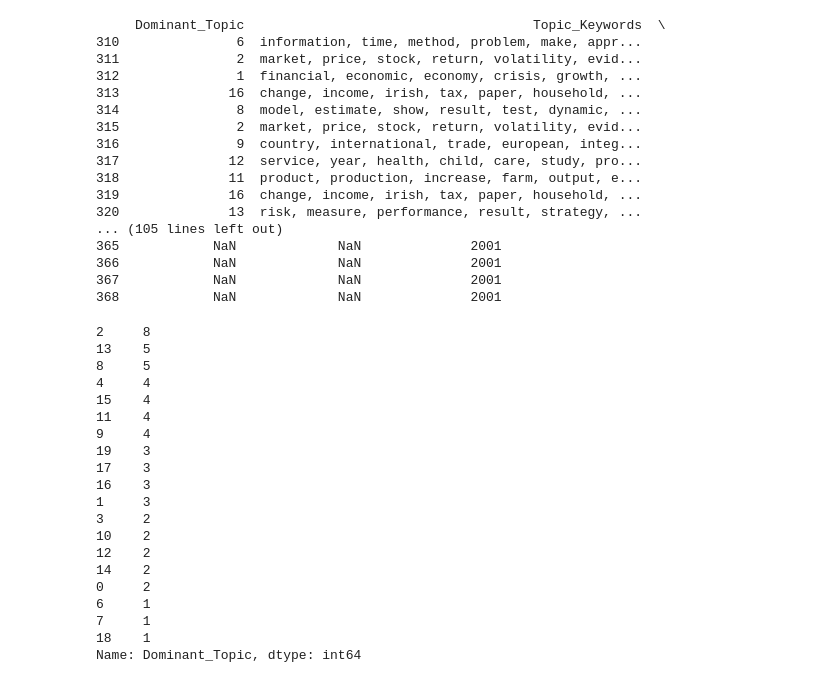
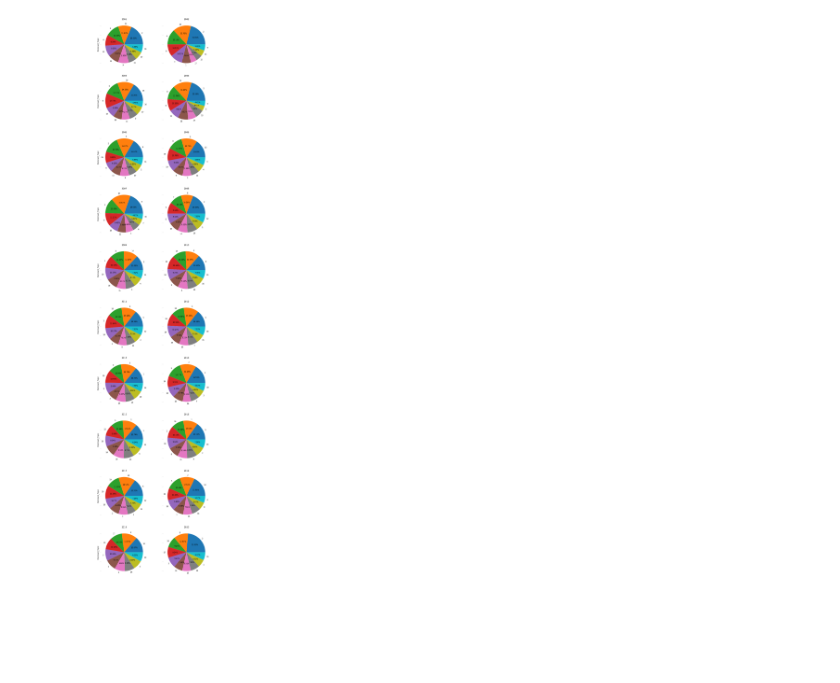
Before and after one commit to sinuoc/misc-research, a Jupyter notebook: data_export.ipynb, the cells around one changed output. Saved outputs shown, nothing was run; the diff lists cells and outputs as text; code cells hidden in the pictures; blank space fills up the shorter version.

```diff
--- a/data_export.ipynb
+++ b/data_export.ipynb
@@ -4,49 +4,3 @@ import pandas as pd
 from matplotlib import pyplot as plt
 # %%
 table = pd.read_csv("dominant_topics_copy.csv")
-# %%
-i = 1
-table2011 = table[table['Publication Year']==2000+i]
-# %%
-print(table2011)
-# %% [output]
-     Dominant_Topic                                     Topic_Keywords  \
-310               6  information, time, method, problem, make, appr...
-311               2  market, price, stock, return, volatility, evid...
-312               1  financial, economic, economy, crisis, growth, ...
-313              16  change, income, irish, tax, paper, household, ...
-314               8  model, estimate, show, result, test, dynamic, ...
-315               2  market, price, stock, return, volatility, evid...
-316               9  country, international, trade, european, integ...
-317              12  service, year, health, child, care, study, pro...
-318              11  product, production, increase, farm, output, e...
-319              16  change, income, irish, tax, paper, household, ...
-320              13  risk, measure, performance, result, strategy, ...
-... (105 lines left out)
-365            NaN             NaN              2001
-366            NaN             NaN              2001
-367            NaN             NaN              2001
-368            NaN             NaN              2001
-# %%
-pd.value_counts(table2011["Dominant_Topic"])
-# %% [output]
-2     8
-13    5
-8     5
-4     4
-15    4
-11    4
-9     4
-19    3
-17    3
-16    3
-1     3
-3     2
-10    2
-12    2
-14    2
-0     2
-6     1
-7     1
-18    1
-Name: Dominant_Topic, dtype: int64
@@ -53,6 +18,7 @@ Name: Dominant_Topic, dtype: int64
 # %%
-
+fig, axs = plt.subplots(10, 2, figsize=(12,60), sharey=True)
 for i in range(20):
-    temp = table[table['Publication Year']==2001+i]
-    pd.value_counts(temp["Dominant_Topic"])
-    print('\n')
+    temp = table[table['Publication Year']==2001 + i]
+    temp["Dominant_Topic"].value_counts().head(10).plot(ax = axs[int(i/2)][i%2],kind = 'pie',autopct = '%.2f%%',title = (2001+i))
+# %% [output]
+[figure, added]
```
Also changed, not shown: parts of 1 cell of this notebook.
